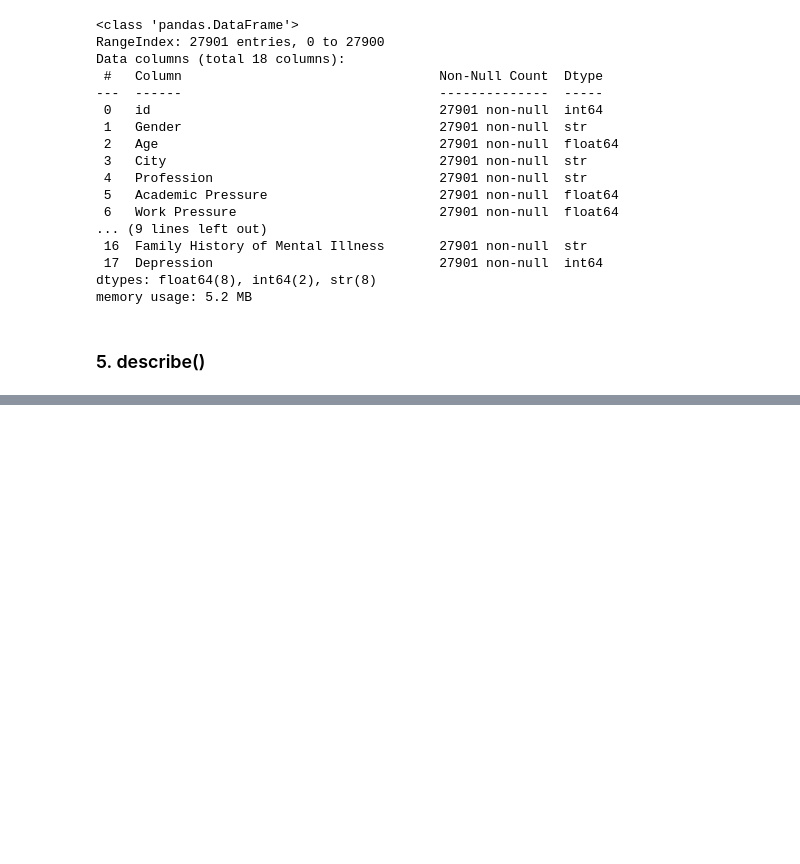
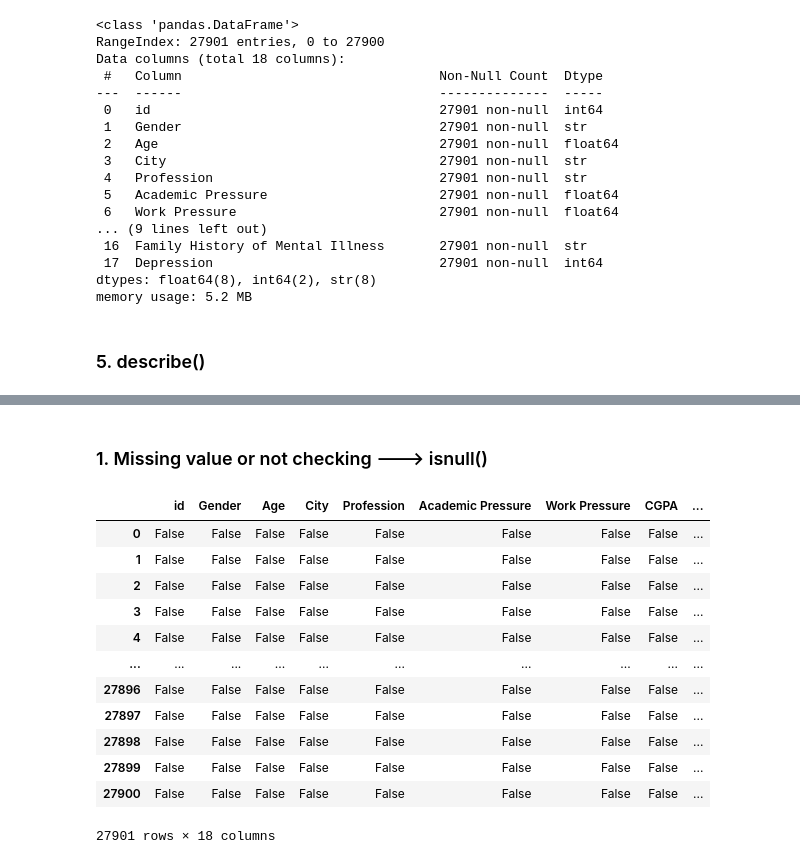
Before and after one commit to saileshchikkam/GEN-Ai, a Jupyter notebook: Machine Learning/Prerequisites/Numpy/Pandas/DataFrames.ipynb, the cells around one changed output, grey strips where cells are left out. Drawn from its saved outputs; the diff is of its cells as text; code cells hidden in the pictures; blank space fills up the shorter version.

```diff
--- a/Machine Learning/Prerequisites/Numpy/Pandas/DataFrames.ipynb
+++ b/Machine Learning/Prerequisites/Numpy/Pandas/DataFrames.ipynb
@@ -274,0 +282,18 @@ df.describe()
+# %% [markdown]
+### 1. Missing value or not checking ---> isnull()
+# %%
+df.isnull()
+# %% [output]
+|  | id | Gender | Age | City | Profession | Academic Pressure | Work Pressure | CGPA | ... |
+| 0 | False | False | False | False | False | False | False | False | ... |
+| 1 | False | False | False | False | False | False | False | False | ... |
+| 2 | False | False | False | False | False | False | False | False | ... |
+| 3 | False | False | False | False | False | False | False | False | ... |
+| 4 | False | False | False | False | False | False | False | False | ... |
+| ... | ... | ... | ... | ... | ... | ... | ... | ... | ... |
+| 27896 | False | False | False | False | False | False | False | False | ... |
+| 27897 | False | False | False | False | False | False | False | False | ... |
+| 27898 | False | False | False | False | False | False | False | False | ... |
+| 27899 | False | False | False | False | False | False | False | False | ... |
+| 27900 | False | False | False | False | False | False | False | False | ... |
+27901 rows × 18 columns
```
Also changed, not shown: parts of 35 cells of this notebook.
